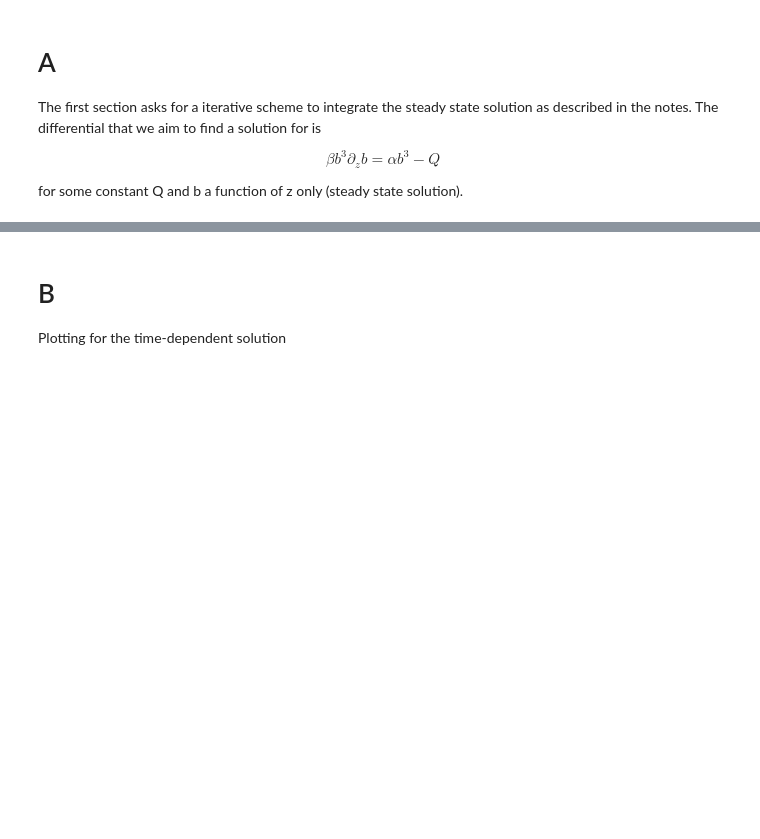
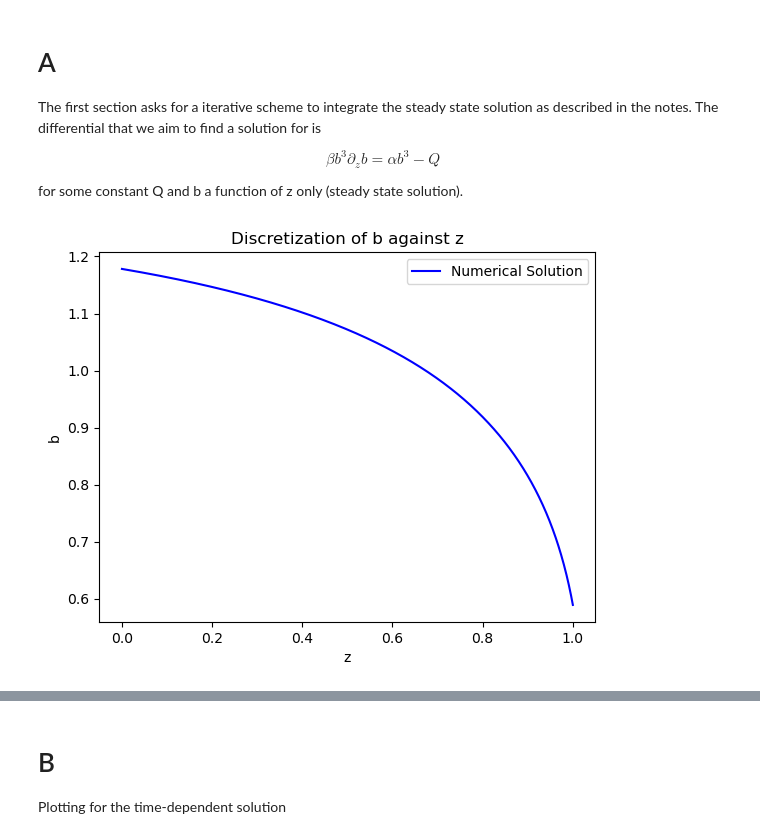
Before and after one commit to obokhove/FDnumerics2526, a Jupyter notebook: Alex_Carey/Exercise 1/Code.ipynb, the cells around one changed output, grey strips where cells are left out. Cells and saved outputs as stored; diff of their text form; code cells hidden in the pictures; blank space fills up the shorter version.

```diff
--- a/Alex_Carey/Exercise 1/Code.ipynb
+++ b/Alex_Carey/Exercise 1/Code.ipynb
@@ -52,6 +52,17 @@ df = pd.DataFrame(result, columns=['z', 'b'])
 # %%
 # Plot the results with plotly.express
 # import plotly.express as px
 
 # fig = px.line(df, x='z', y='b', title='Discretization of b against z', labels={'z': 'z', 'b': 'b'})
 # fig.show()
+
+# Plot steady state solution with matplotlib
+import matplotlib.pyplot as plt
+plt.plot(df['z'], df['b'], label='Numerical Solution', color='blue')
+plt.xlabel('z')
+plt.ylabel('b')
+plt.title('Discretization of b against z')
+plt.legend()
+plt.show()
+# %% [output]
+[figure, added]
```
Also changed, not shown: parts of 22 cells of this notebook, 1 other file.
